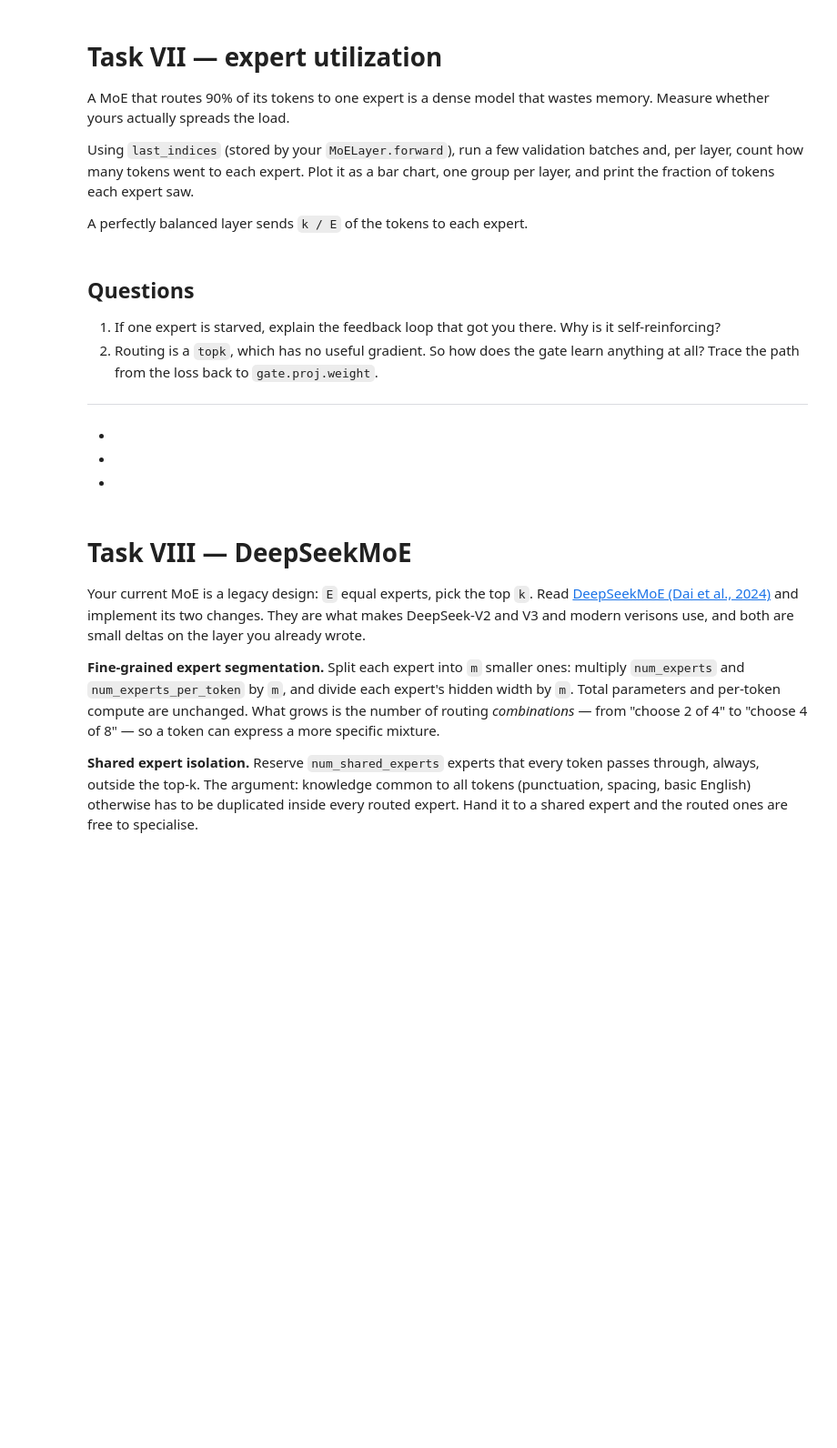
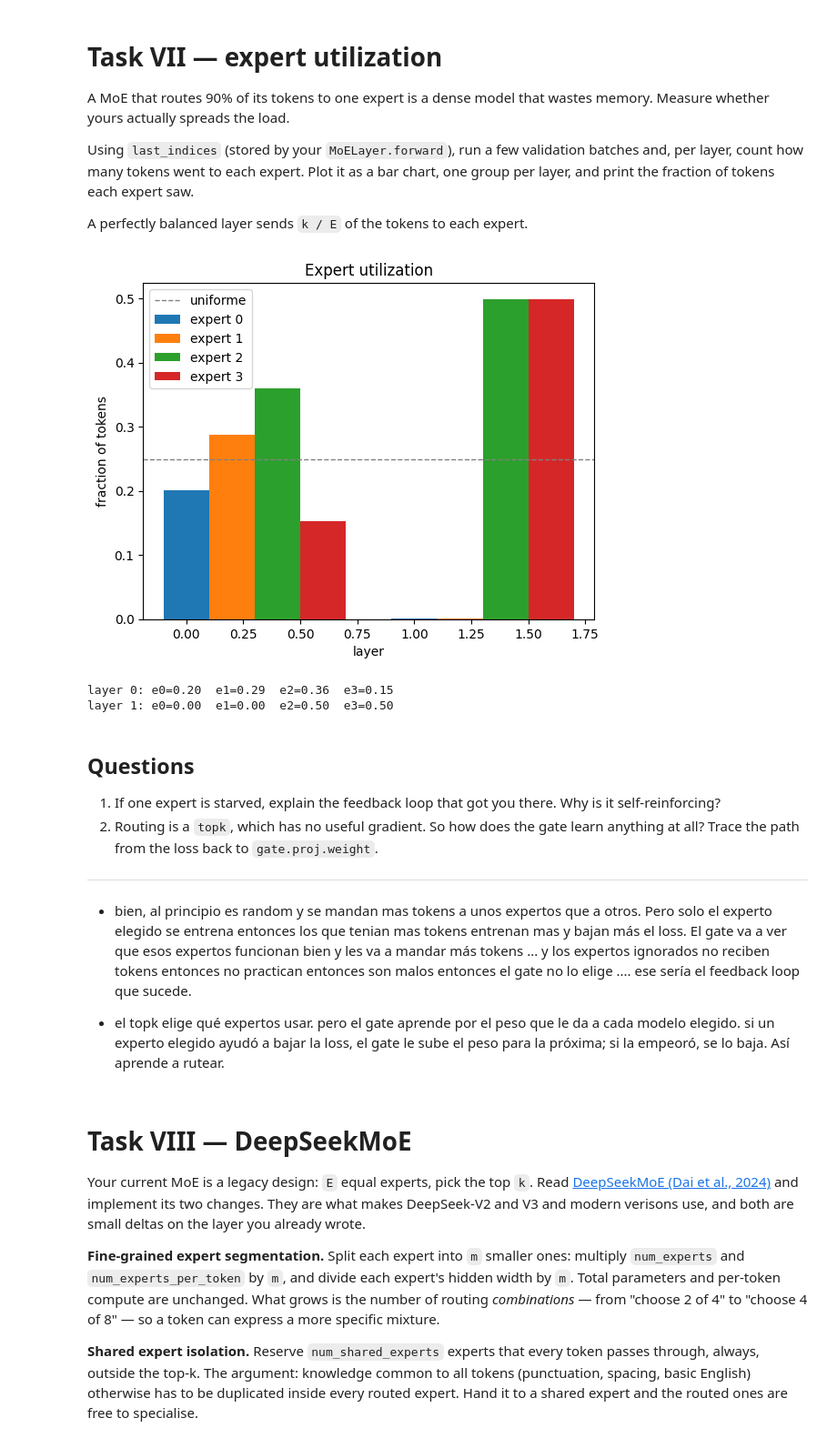
Before and after one commit to florvela/tinygpt, a Jupyter notebook: 01_pretraining/tinyGPT_pretraining.ipynb, the cells around one changed output. Shown at 91% size. Saved outputs shown, nothing was run; the diff lists cells and outputs as text; code cells hidden in the pictures; blank space fills up the shorter version.

```diff
--- a/01_pretraining/tinyGPT_pretraining.ipynb
+++ b/01_pretraining/tinyGPT_pretraining.ipynb
@@ -1192,18 +1228,51 @@ A perfectly balanced layer sends `k / E` of the tokens to each expert.
 # %%
 # TODO: Task VII
 @torch.no_grad()
 def expert_utilization(model, loader, n_batches: int = 20):
     """
     Returns a tensor of shape (n_layer, num_experts) with the fraction of tokens
     routed to each expert, and plots it.
 
     Hint: for each block, model.blocks[i].ff.moe.last_indices holds the (N, k)
     selection from the most recent forward pass. Use torch.bincount.
     """
-    raise NotImplementedError
+    model.eval()
+    device = next(model.parameters()).device
+    E = model.config.moe_args.num_experts
+    n_layer = len(model.blocks)
+
+    counts = torch.zeros(n_layer, E, dtype=torch.long)
+    for b, (x, _) in enumerate(loader):
+        if b >= n_batches:
+            break
+        model(x.to(device))
+        for i, block in enumerate(model.blocks):
+            # (N, k) -> conteo por experto
+            idx = block.ff.moe.last_indices.flatten().cpu()
+            counts[i] += torch.bincount(idx, minlength=E)
+
+    fractions = counts / counts.sum(dim=-1, keepdim=True)
+
+    # barras: un grupo por capa
+    x_pos = torch.arange(n_layer)
+    width = 0.8 / E
+    for e in range(E):
+        plt.bar(x_pos + e * width, fractions[:, e], width, label=f"expert {e}")
+    plt.axhline(1 / E, ls="--", c="gray", lw=1, label="uniforme")  # k/E si k>1
+    plt.xlabel("layer"); plt.ylabel("fraction of tokens"); plt.legend()
+    plt.title("Expert utilization"); plt.show()
+
+    for i in range(n_layer):
+        print(f"layer {i}: " + "  ".join(f"e{e}={fractions[i, e]:.2f}" for e in range(E)))
+
+    return fractions
 
 
 utilization = expert_utilization(moe_model, val_loader)
+# %% [output]
+[figure, added]
+layer 0: e0=0.20  e1=0.29  e2=0.36  e3=0.15
+layer 1: e0=0.00  e1=0.00  e2=0.50  e3=0.50
 # %% [markdown]
 ## Questions
 
@@ -1214,9 +1283,9 @@ utilization = expert_utilization(moe_model, val_loader)
 
 ---
 
--
--
--
+- bien, al principio es random y se mandan mas tokens a unos expertos que a otros. Pero solo el experto elegido se entrena entonces los que tenian mas tokens entrenan mas y bajan más el loss. El gate va a ver que esos expertos funcionan bien y les va a mandar más tokens ... y los expertos ignorados no reciben  tokens entonces no practican entonces son malos entonces el gate no lo elige .... ese sería el feedback loop que sucede.
+
+- el topk elige qué expertos usar. pero el gate aprende por el peso que le da a cada modelo elegido. si un experto elegido ayudó a bajar la loss, el gate le sube el peso para la próxima; si la empeoró, se lo baja. Así aprende a rutear.
 # %% [markdown]
 # Task VIII — DeepSeekMoE
 
```
Also changed, not shown: parts of 17 cells of this notebook.
